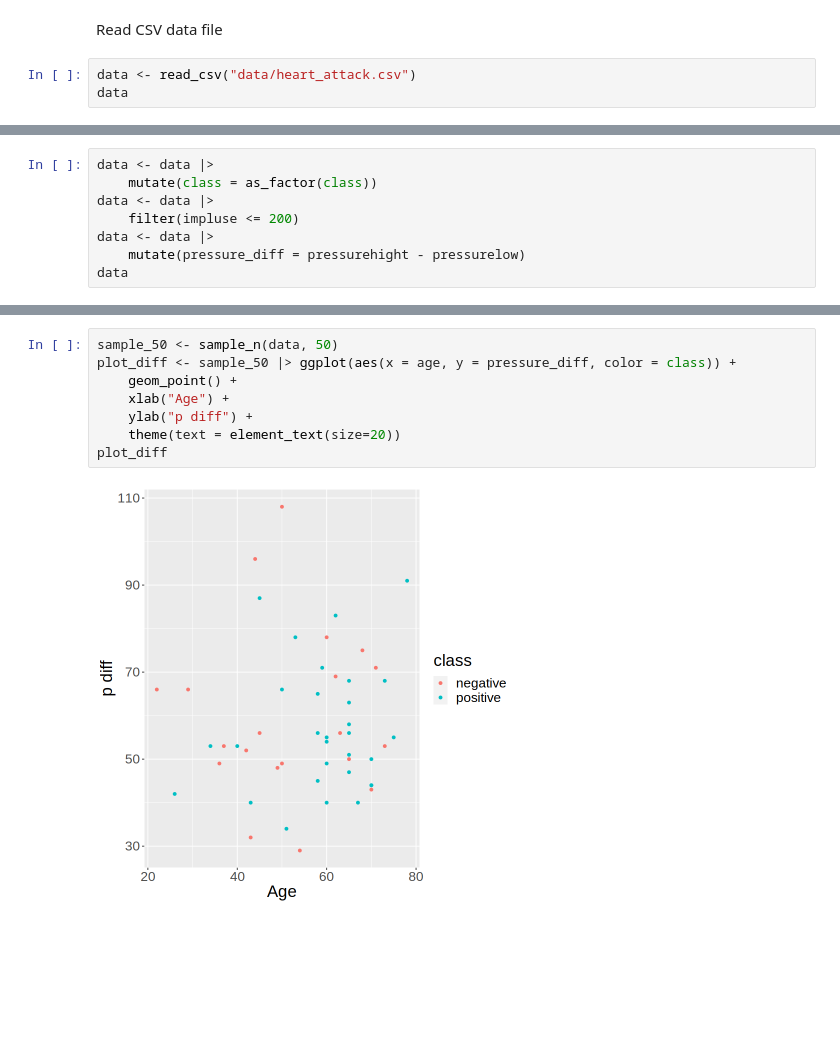
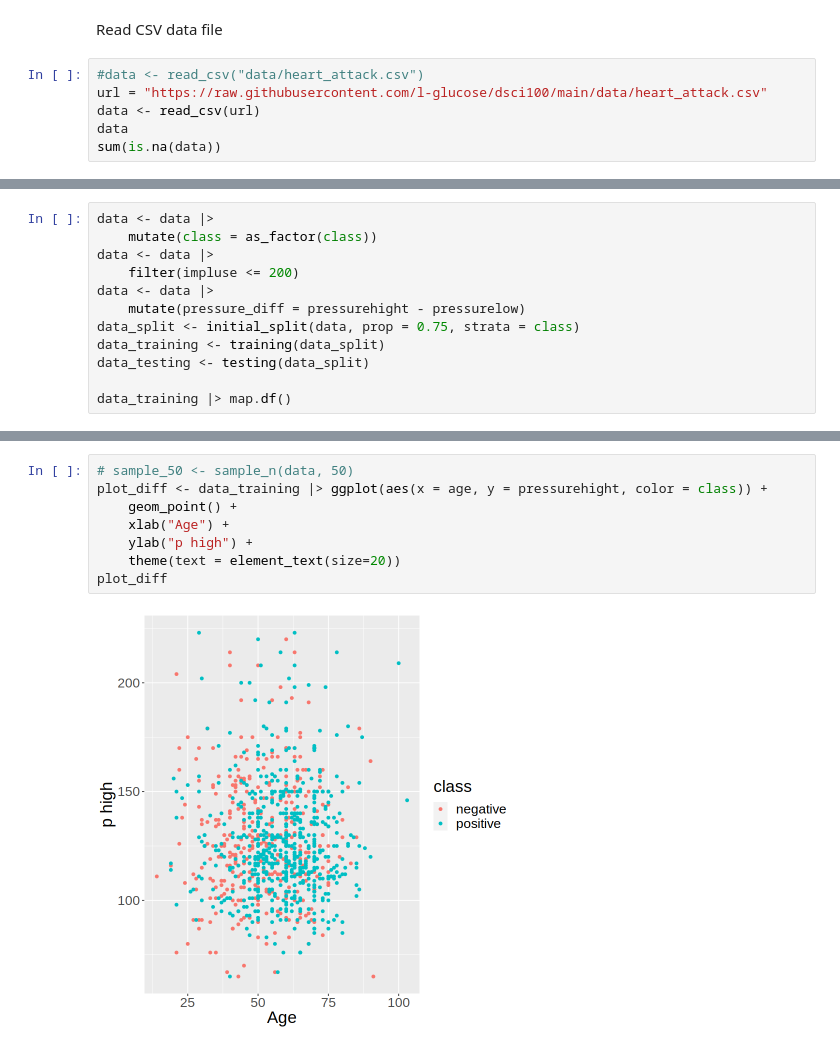
Before and after one commit to l-glucose/dsci100, a Jupyter notebook: Playground.ipynb, the cells around one changed output, grey strips where cells are left out. Saved outputs shown, nothing was run; the diff lists cells and outputs as text; blank space fills up the shorter version.

```diff
--- a/Playground.ipynb
+++ b/Playground.ipynb
@@ -26,8 +26,11 @@ options(repr.matrix.max.rows = 6)
 # %% [markdown]
 Read CSV data file
 # %%
-data <- read_csv("data/heart_attack.csv")
+#data <- read_csv("data/heart_attack.csv")
+url = "https://raw.githubusercontent.com/l-glucose/dsci100/main/data/heart_attack.csv"
+data <- read_csv(url)
 data
+sum(is.na(data))
 # %% [output]
 Rows: 1319 Columns: 9
 ── Column specification ────────────────────────────────────────────────────────
@@ -54,5 +58,9 @@ data <- data |>
     filter(impluse <= 200)
 data <- data |>
     mutate(pressure_diff = pressurehight - pressurelow)
-data
+data_split <- initial_split(data, prop = 0.75, strata = class)
+data_training <- training(data_split)
+data_testing <- testing(data_split)
+
+data_training |> map.df()
 # %% [output]
@@ -78,11 +86,11 @@ plot
 # %%
-sample_50 <- sample_n(data, 50)
-plot_diff <- sample_50 |> ggplot(aes(x = age, y = pressure_diff, color = class)) +
+# sample_50 <- sample_n(data, 50)
+plot_diff <- data_training |> ggplot(aes(x = age, y = pressurehight, color = class)) +
     geom_point() +
     xlab("Age") +
-    ylab("p diff") +
+    ylab("p high") +
     theme(text = element_text(size=20))
 plot_diff
 # %% [output]
-[figure, old version]
+[figure, new version]
 # %%
```
Also changed, not shown: parts of 8 cells of this notebook.
